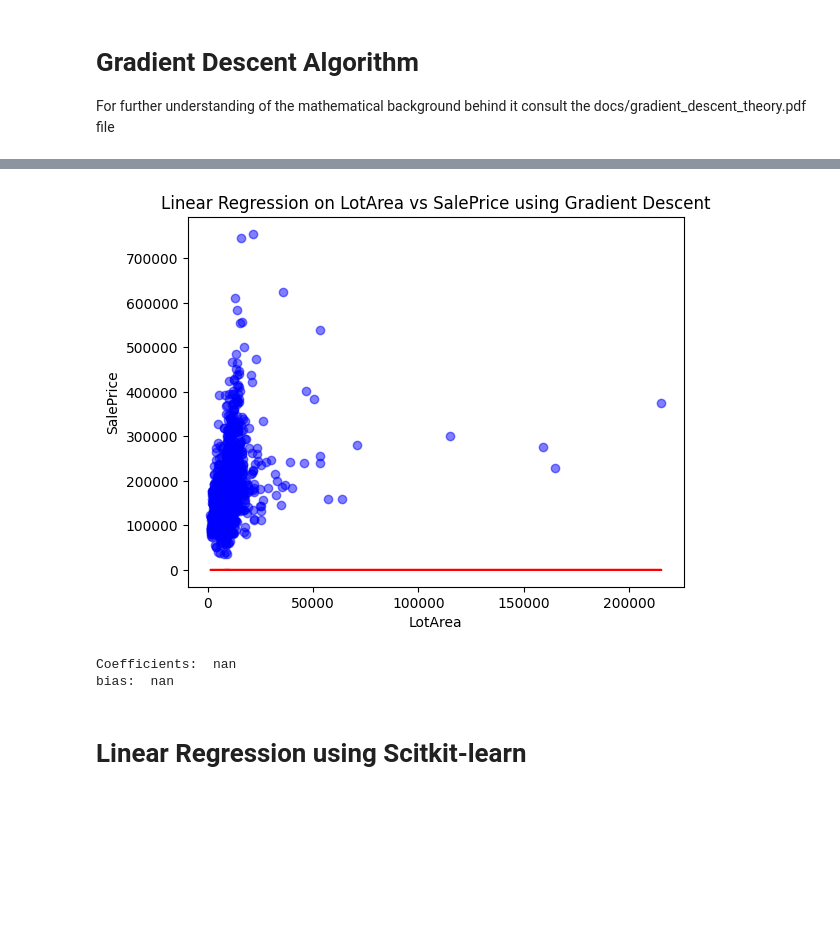
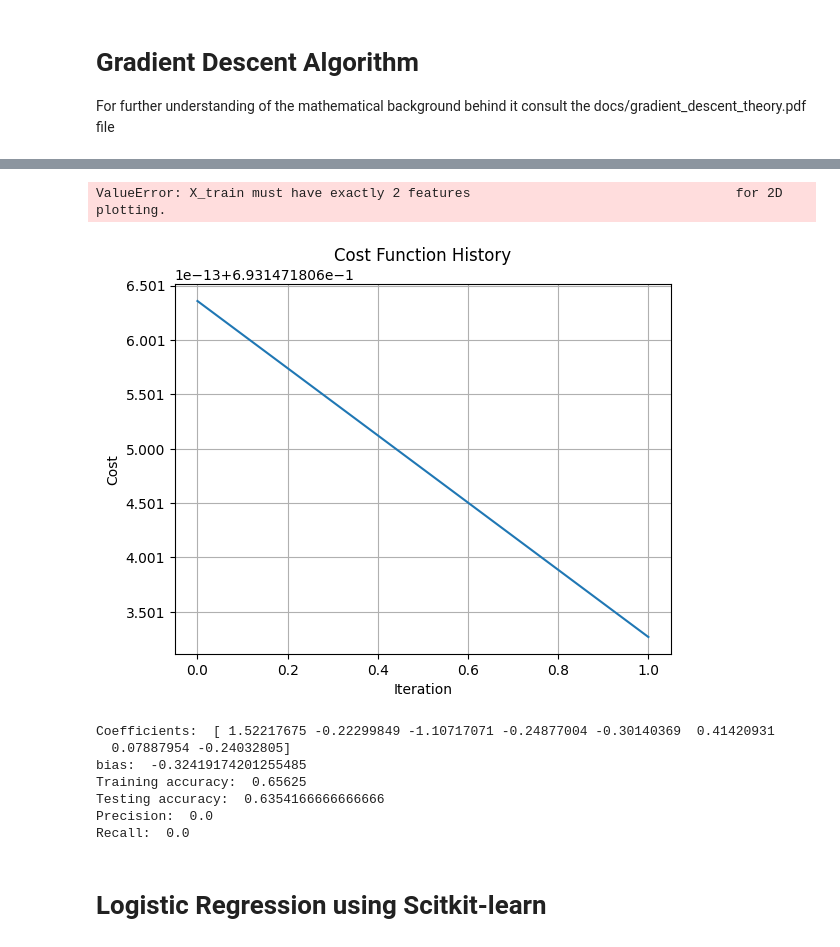
Before and after one commit to akef215/ml_from_scratch, a Jupyter notebook: regression_logistic/exemple/demo.ipynb, the cells around one changed output, grey strips where cells are left out. Cells and saved outputs as stored; diff of their text form; code cells hidden in the pictures; blank space fills up the shorter version.

Commit message:
Updating the logistic regression files

```diff
--- a/regression_logistic/exemple/demo.ipynb
+++ b/regression_logistic/exemple/demo.ipynb
@@ -131,21 +152,36 @@ bias:  1.8092119478005815e-11
 # %%
 # plot results
-plot(X_train, Y_train, Y_pred, "Gradient Descent")
+LogRegModel.plot_decision_boundary(X_train, Y_train)
 # %% [output]
-[figure, removed]
+ValueError: X_train must have exactly 2 features                                  for 2D plotting.
+# %%
+# Get the history of the cost function and plot it
+# We call it the learing curve
+cost_history = LogRegModel.get_history()
+LogRegModel.plot_learning_curve()
+# %% [output]
+[figure, added]
 # %%
 # We test the case of normalise = False
 # With default learning rate and iterations
 
-LinRegModel.fit(X_train, Y_train, method='gradient', normalise=False)
+LogRegModel.fit(X_train, Y_train, method='gradient', normalise=False)
 
 # Predict the coefficients and the bias
-coef, bias = LinRegModel.get_params()
-print("Coefficients: ", coef.iloc[0])
+coef, bias = LogRegModel.get_params()
+print("Coefficients: ", coef)
 print("bias: ", bias)
+
+# Metics
+metrics(LogRegModel, X_train, Y_train, X_test, Y_test)
 # %% [output]
-Coefficients:  nan
-bias:  nan
+Coefficients:  [ 1.52217675 -0.22299849 -1.10717071 -0.24877004 -0.30140369  0.41420931
+  0.07887954 -0.24032805]
+bias:  -0.32419174201255485
+Training accuracy:  0.65625
+Testing accuracy:  0.6354166666666666
+Precision:  0.0
+Recall:  0.0
 # %% [markdown]
-# Linear Regression using Scitkit-learn
+# Logistic Regression using Scitkit-learn
 # %%
```
Also changed, not shown: parts of 19 cells of this notebook, 5 other files.
